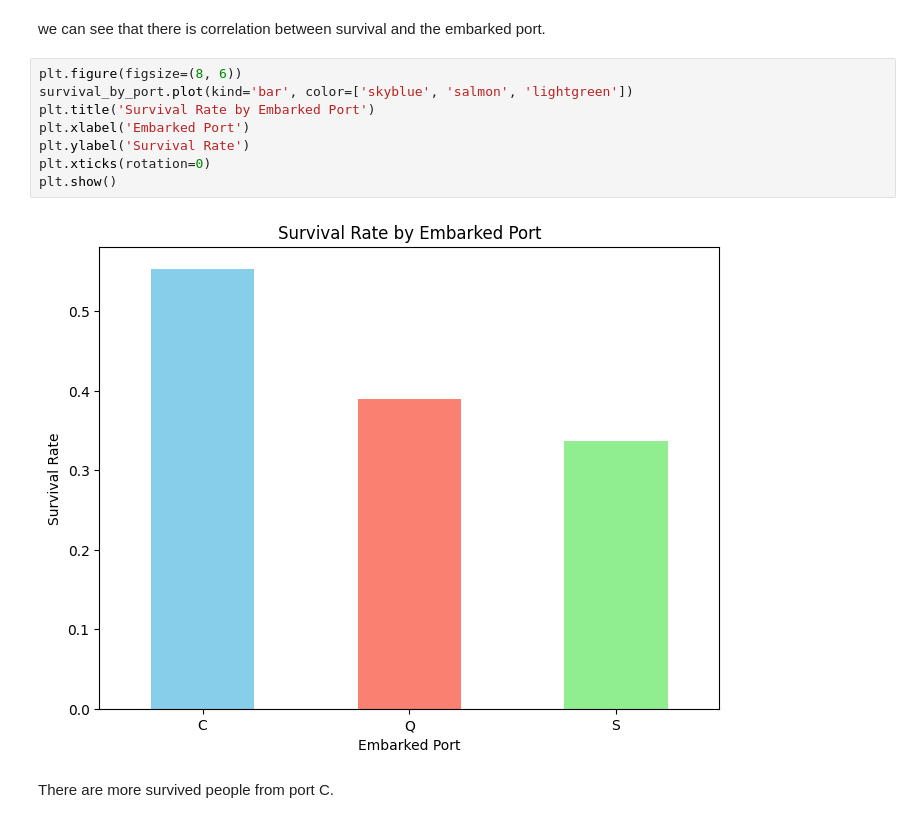
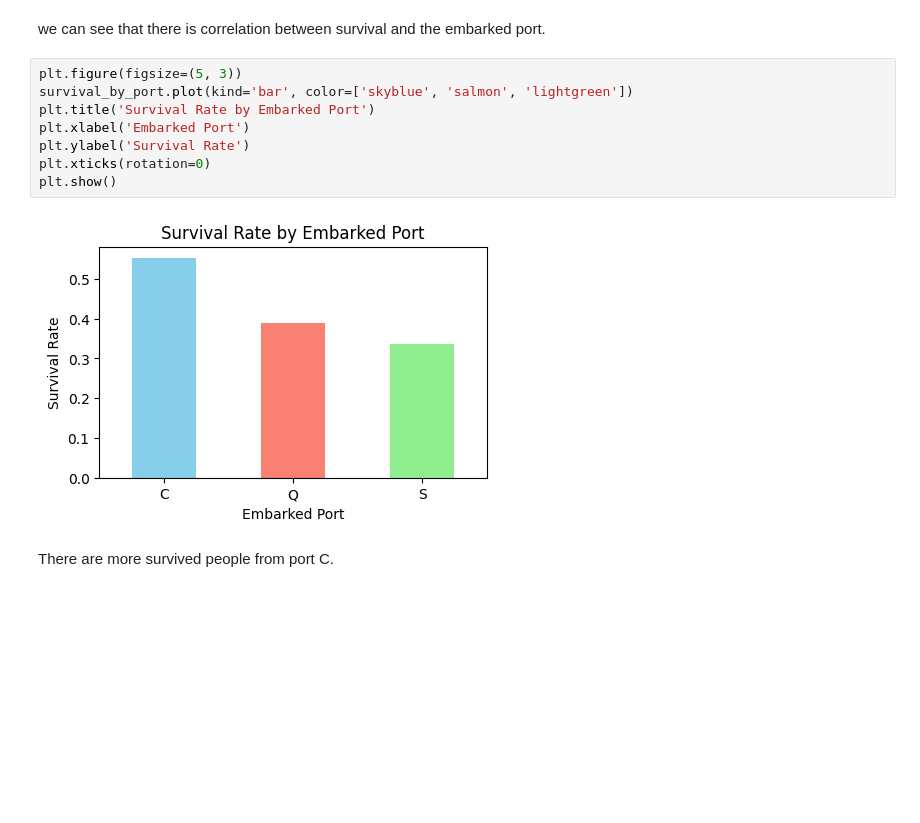
Before and after one commit to stuphy13/JackOrRose, a Jupyter notebook: JackOrRose.ipynb, the cells around one changed output. Drawn from its saved outputs; the diff is of its cells as text; blank space fills up the shorter version.

```diff
--- a/JackOrRose.ipynb
+++ b/JackOrRose.ipynb
@@ -102,15 +102,15 @@ Name: Survived, dtype: float64
 # %% [markdown]
 we can see that there is correlation between survival and the embarked port.
 # %%
-plt.figure(figsize=(8, 6))
+plt.figure(figsize=(5, 3))
 survival_by_port.plot(kind='bar', color=['skyblue', 'salmon', 'lightgreen'])
 plt.title('Survival Rate by Embarked Port')
 plt.xlabel('Embarked Port')
 plt.ylabel('Survival Rate')
 plt.xticks(rotation=0)
 plt.show()
 # %% [output]
-[figure, old version]
+[figure, new version]
 # %% [markdown]
 There are more survived people from port C.
 # %% [markdown]
```
Also changed, not shown: parts of 35 cells of this notebook.
